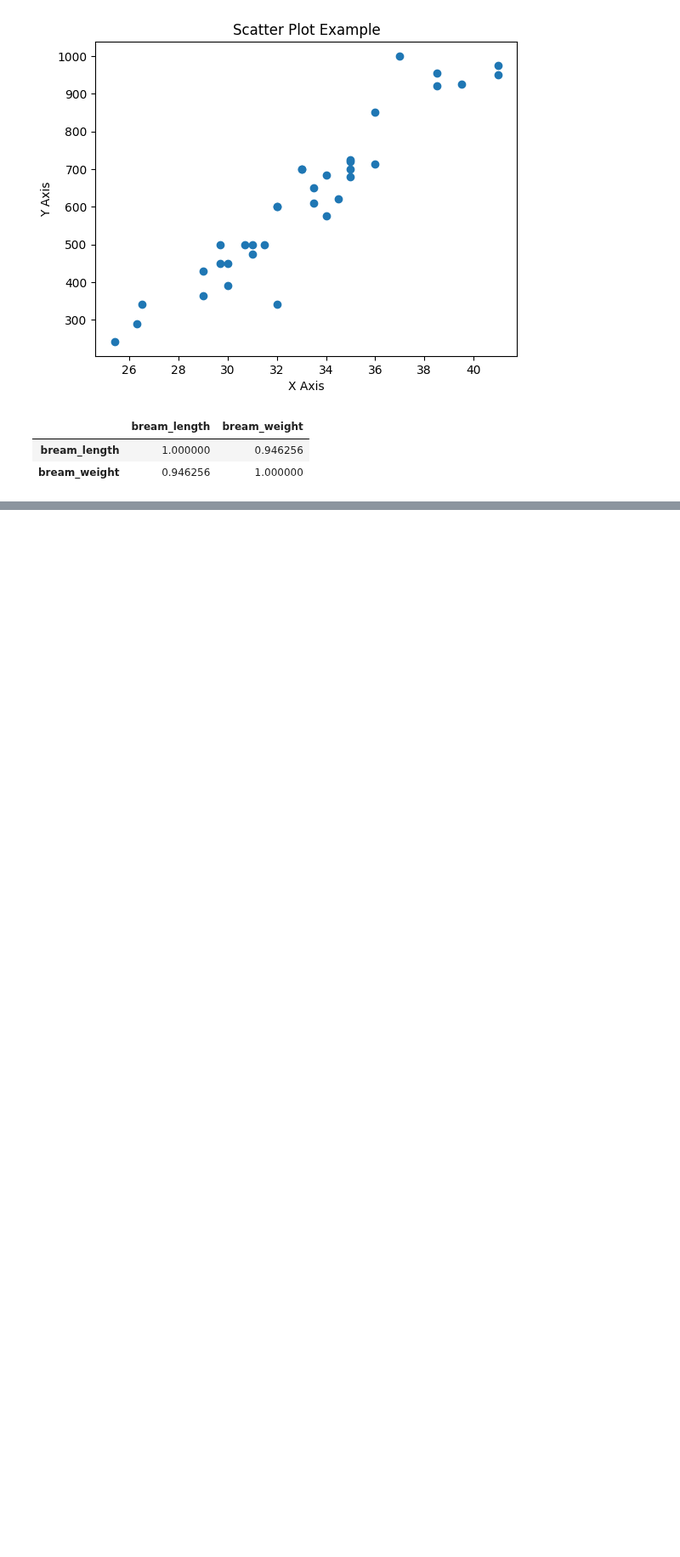
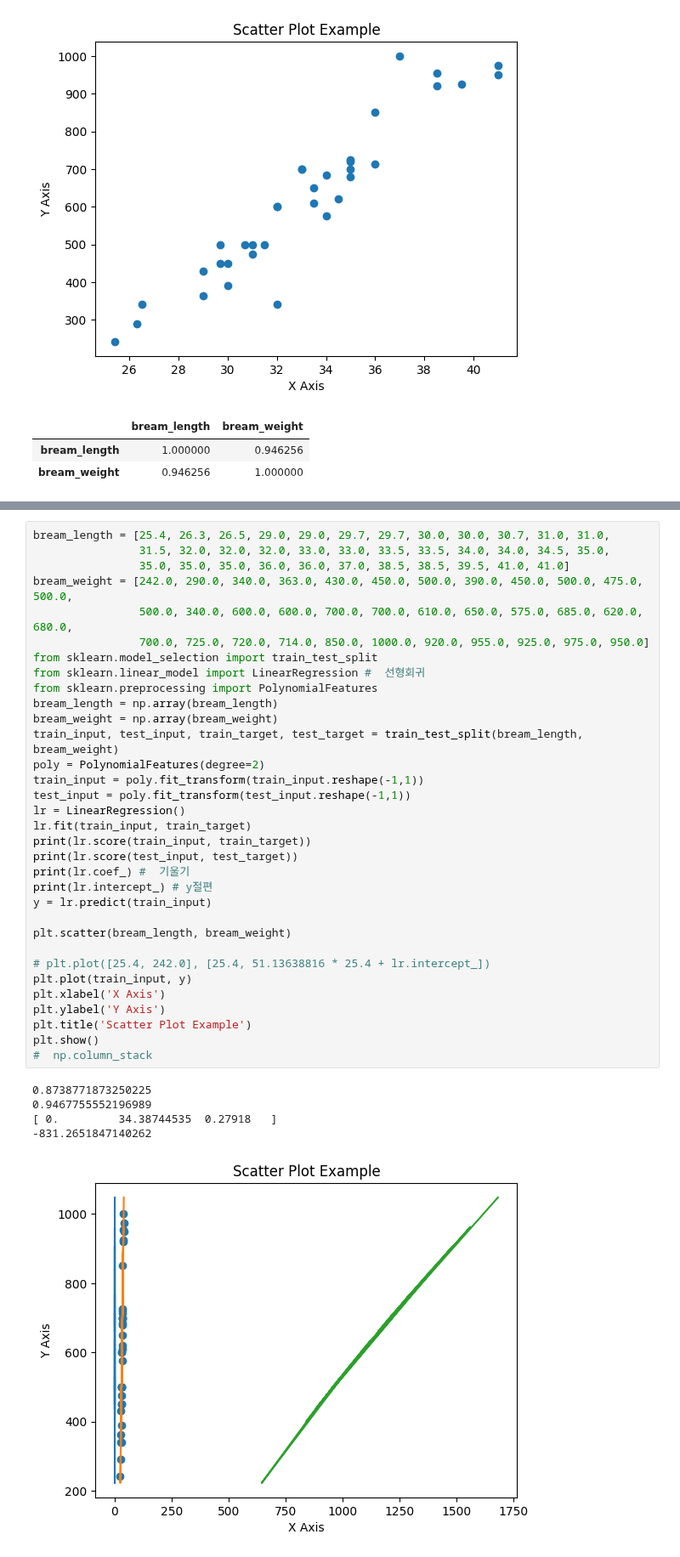
Before and after one commit to business-sixtick/exercise, a Jupyter notebook: deep_learning/tensor_ex3.ipynb, the cells around one changed output, grey strips where cells are left out. Shown at 85% size. Drawn from its saved outputs; the diff is of its cells as text; blank space fills up the shorter version.

```diff
--- a/deep_learning/tensor_ex3.ipynb
+++ b/deep_learning/tensor_ex3.ipynb
@@ -162,0 +226,39 @@ df.corr()
+# %%
+bream_length = [25.4, 26.3, 26.5, 29.0, 29.0, 29.7, 29.7, 30.0, 30.0, 30.7, 31.0, 31.0,
+                31.5, 32.0, 32.0, 32.0, 33.0, 33.0, 33.5, 33.5, 34.0, 34.0, 34.5, 35.0,
+                35.0, 35.0, 35.0, 36.0, 36.0, 37.0, 38.5, 38.5, 39.5, 41.0, 41.0]
+bream_weight = [242.0, 290.0, 340.0, 363.0, 430.0, 450.0, 500.0, 390.0, 450.0, 500.0, 475.0, 500.0,
+                500.0, 340.0, 600.0, 600.0, 700.0, 700.0, 610.0, 650.0, 575.0, 685.0, 620.0, 680.0,
+                700.0, 725.0, 720.0, 714.0, 850.0, 1000.0, 920.0, 955.0, 925.0, 975.0, 950.0]
+from sklearn.model_selection import train_test_split
+from sklearn.linear_model import LinearRegression #  선형회귀
+from sklearn.preprocessing import PolynomialFeatures
+bream_length = np.array(bream_length)
+bream_weight = np.array(bream_weight)
+train_input, test_input, train_target, test_target = train_test_split(bream_length, bream_weight)
+poly = PolynomialFeatures(degree=2)
+train_input = poly.fit_transform(train_input.reshape(-1,1))
+test_input = poly.fit_transform(test_input.reshape(-1,1))
+lr = LinearRegression()
+lr.fit(train_input, train_target)
+print(lr.score(train_input, train_target))
+print(lr.score(test_input, test_target))
+print(lr.coef_) #  기울기
+print(lr.intercept_) # y절편
+y = lr.predict(train_input)
+
+plt.scatter(bream_length, bream_weight)
+
+# plt.plot([25.4, 242.0], [25.4, 51.13638816 * 25.4 + lr.intercept_])
+plt.plot(train_input, y)
+plt.xlabel('X Axis')
+plt.ylabel('Y Axis')
+plt.title('Scatter Plot Example')
+plt.show()
+#  np.column_stack
+# %% [output]
+0.8738771873250225
+0.9467755552196989
+[ 0.         34.38744535  0.27918   ]
+-831.2651847140262
+[figure, added]
```
Also changed, not shown: parts of 4 cells of this notebook, 6 other files.
